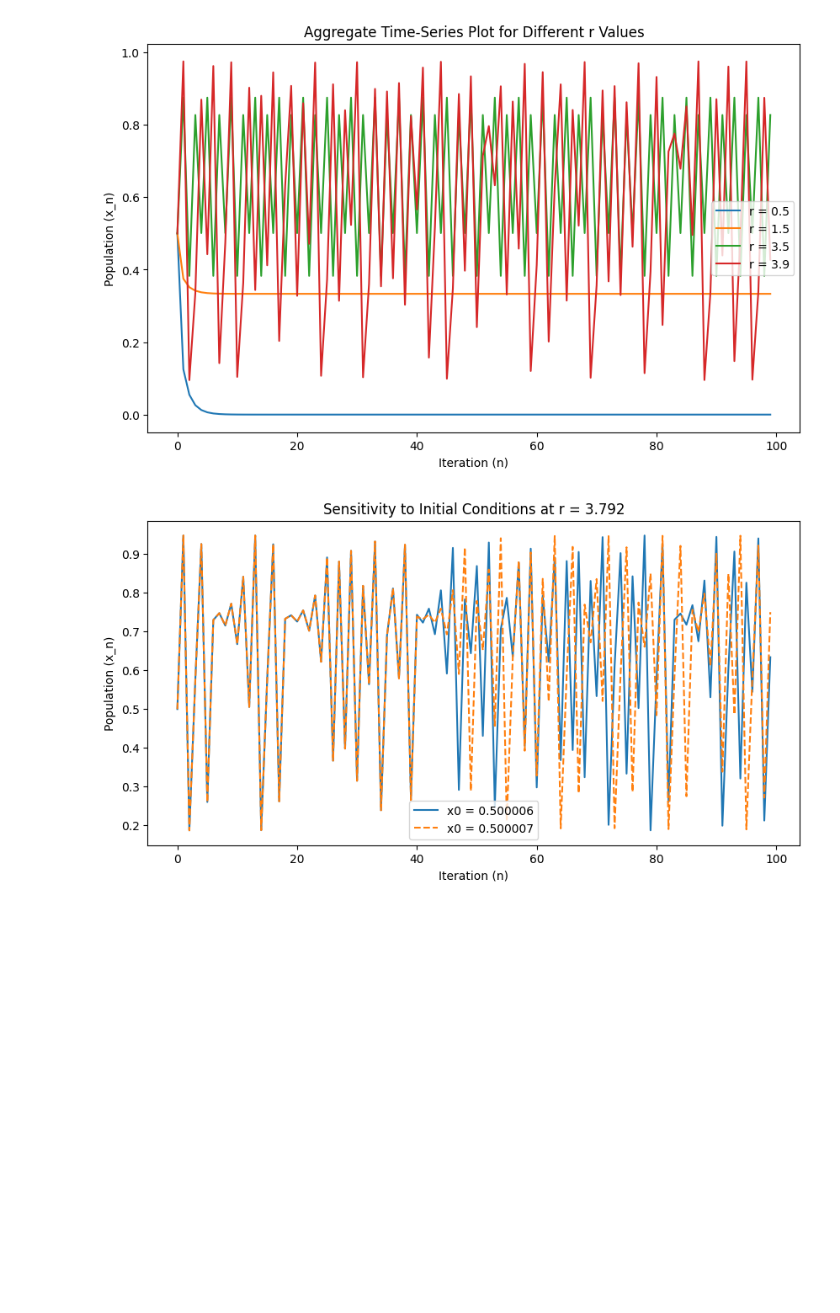
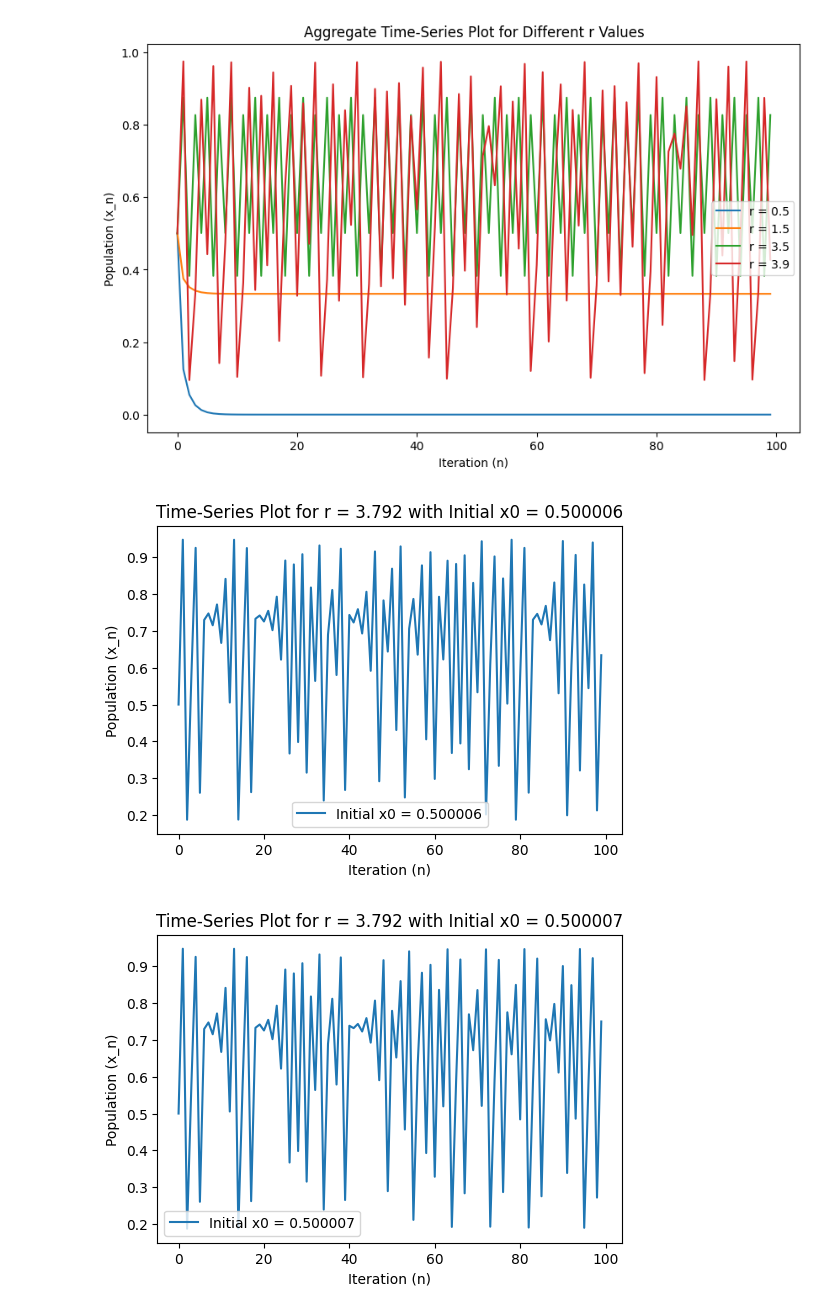
Before and after one commit to Dd1235/Experiment-2-Chaos, a Jupyter notebook: main.ipynb, the cells around one changed output. Cells and saved outputs as stored; diff of their text form; code cells hidden in the pictures; blank space fills up the shorter version.

```diff
--- a/main.ipynb
+++ b/main.ipynb
@@ -93,22 +93,22 @@ plt.show()
 [figure]
 # %%
 # Task 2: Sensitivity to initial conditions
-# Using roll number to slightly adjust initial condition
+r = 3.792
 x0 = 0.500006  # based on roll number 006
 x0_variation = 0.500007  # a small change in initial condition
 
-# Plot for x0 = 0.500006
-x_values1 = logistic_map(3.792, x0, n_iterations)
-# Plot for x0 = 0.500007
-x_values2 = logistic_map(3.792, x0_variation, n_iterations)
+initial_conditions = [0.500006, 0.500007]  # Slightly different initial conditions
 
-plt.figure(figsize=(10, 5))
-plt.plot(x_values1, label="x0 = 0.500006")
-plt.plot(x_values2, label="x0 = 0.500007", linestyle='--')
-plt.xlabel("Iteration (n)")
-plt.ylabel("Population (x_n)")
-plt.title("Sensitivity to Initial Conditions at r = 3.792")
-plt.legend()
-plt.show()
+# Separate plots for each initial condition
+for x0 in initial_conditions:
+    x_values = logistic_map(r, x0, n_iterations)
+    plt.figure(figsize=(6, 4))
+    plt.plot(range(n_iterations), x_values, label=f'Initial x0 = {x0}')
+    plt.xlabel("Iteration (n)")
+    plt.ylabel("Population (x_n)")
+    plt.title(f"Time-Series Plot for r = {r} with Initial x0 = {x0}")
+    plt.legend()
+    plt.show()
 # %% [output]
-[figure, old version]
+[figure, new version]
+[figure, added]
```
Also changed, not shown: parts of 4 cells of this notebook.
